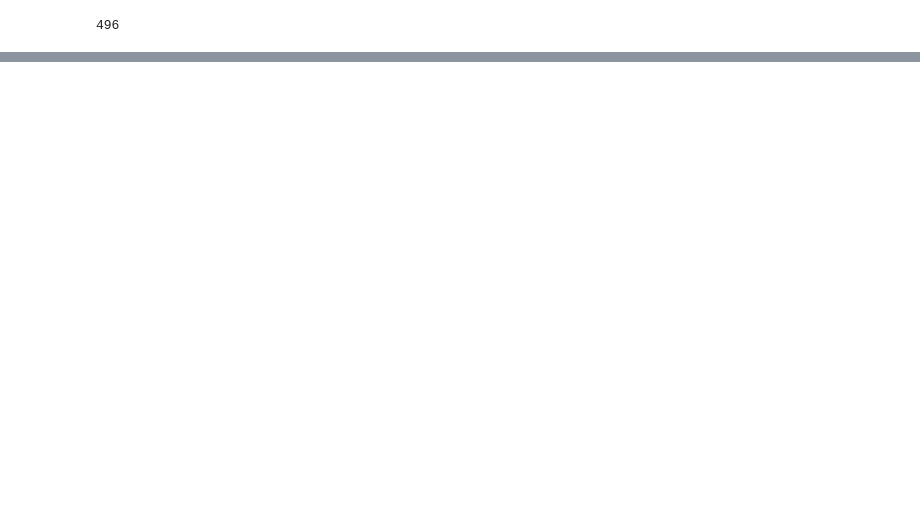
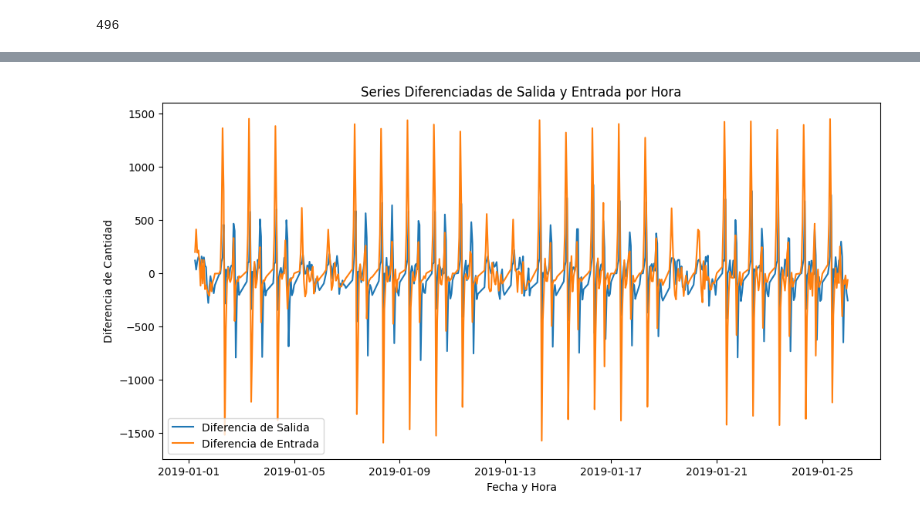
Before and after one commit to quiquecueto/TFM-Intelligent-Systems, a Jupyter notebook: TFM_project.ipynb, the cells around one changed output, grey strips where cells are left out. Drawn from its saved outputs; the diff is of its cells as text; code cells hidden in the pictures; blank space fills up the shorter version.

```diff
--- a/TFM_project.ipynb
+++ b/TFM_project.ipynb
@@ -779,0 +868,4 @@ R-cuadrado: 0.6883668848128468
+# %%
+# Diferencia los datos si es necesario para hacerlos estacionarios
+station_data['salida_diff'] = station_data['salida'].diff().dropna()
+station_data['entrada_diff'] = station_data['entrada'].diff().dropna()
@@ -779,0 +883,12 @@ R-cuadrado: 0.6883668848128468
+# %%
+# Visualiza las series diferenciadas
+plt.figure(figsize=(12, 6))
+plt.plot(station_data["salida_diff"], label="Diferencia de Salida")
+plt.plot(station_data["entrada_diff"], label="Diferencia de Entrada")
+plt.xlabel("Fecha y Hora")
+plt.ylabel("Diferencia de Cantidad")
+plt.legend()
+plt.title("Series Diferenciadas de Salida y Entrada por Hora")
+plt.show()
+# %% [output]
+[figure, added]
```
Also changed, not shown: parts of 52 cells of this notebook.
